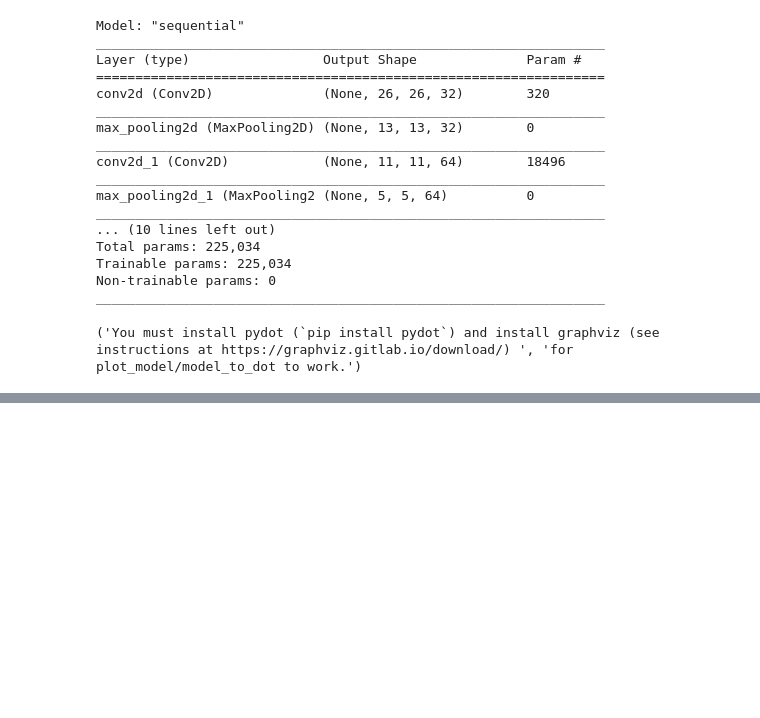
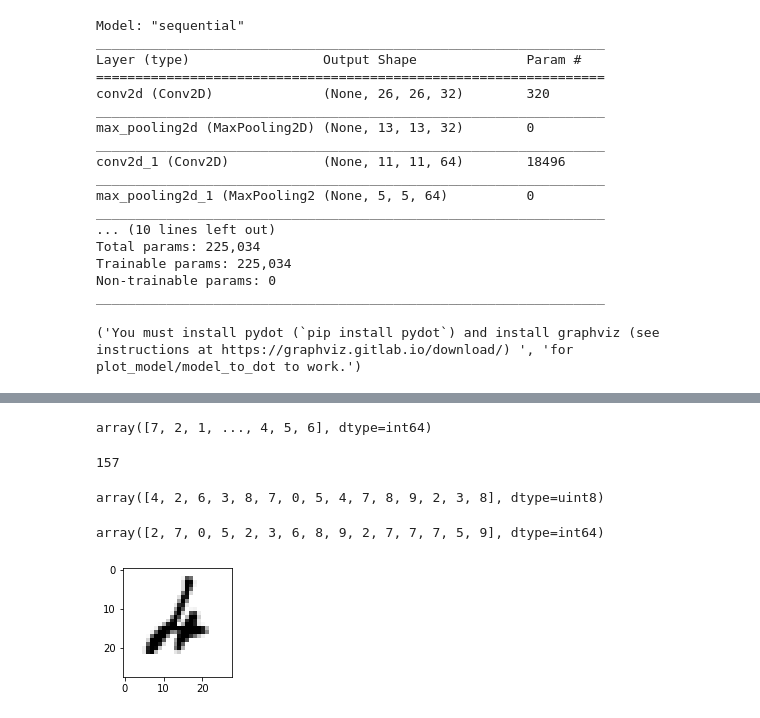
Before and after one commit to Abdulhakim-Maha/Machine-Learning, a Jupyter notebook: workshop/Convolutional_Neural_Network/workshop_7_digit_recognition.ipynb, the cells around one changed output, grey strips where cells are left out. Cells and saved outputs as stored; diff of their text form; code cells hidden in the pictures; blank space fills up the shorter version.

```diff
--- a/workshop/Convolutional_Neural_Network/workshop_7_digit_recognition.ipynb
+++ b/workshop/Convolutional_Neural_Network/workshop_7_digit_recognition.ipynb
@@ -283,0 +284,28 @@ plt.show()
+# %%
+y_pred = model.predict(X_test)
+y_pred_cls = np.argmax(y_pred, axis=1)
+# %%
+y_pred_cls
+# %% [output]
+array([7, 2, 1, ..., 4, 5, 6], dtype=int64)
+# %%
+idx_miss = np.where(y_pred_cls != y_test)
+# %%
+print(len(idx_miss[0]))
+# %% [output]
+157
+# %%
+y_test[idx_miss][:15]
+# %% [output]
+array([4, 2, 6, 3, 8, 7, 0, 5, 4, 7, 8, 9, 2, 3, 8], dtype=uint8)
+# %%
+y_pred_cls[idx_miss][:15]
+# %% [output]
+array([2, 7, 0, 5, 2, 3, 6, 8, 9, 2, 7, 7, 7, 5, 9], dtype=int64)
+# %%
+fig = plt.figure(figsize=(2,2))
+# hence feature was reshaped and it has to reshape to 28 x 28
+plt.imshow(X_test[idx_miss][0].reshape(28, 28), cmap=plt.cm.gray_r)
+plt.show()
+# %% [output]
+[figure, added]
```
Also changed, not shown: parts of 29 cells of this notebook, 6 other files.
